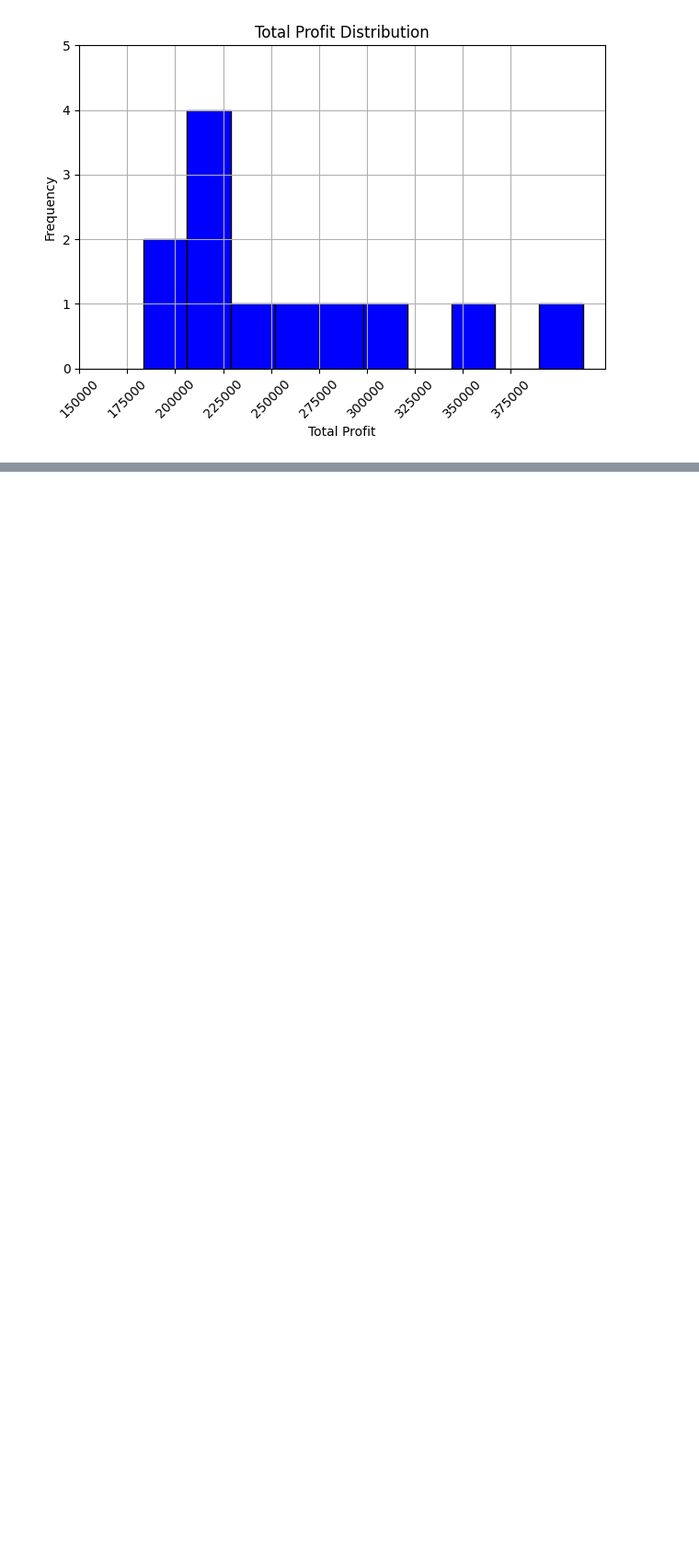
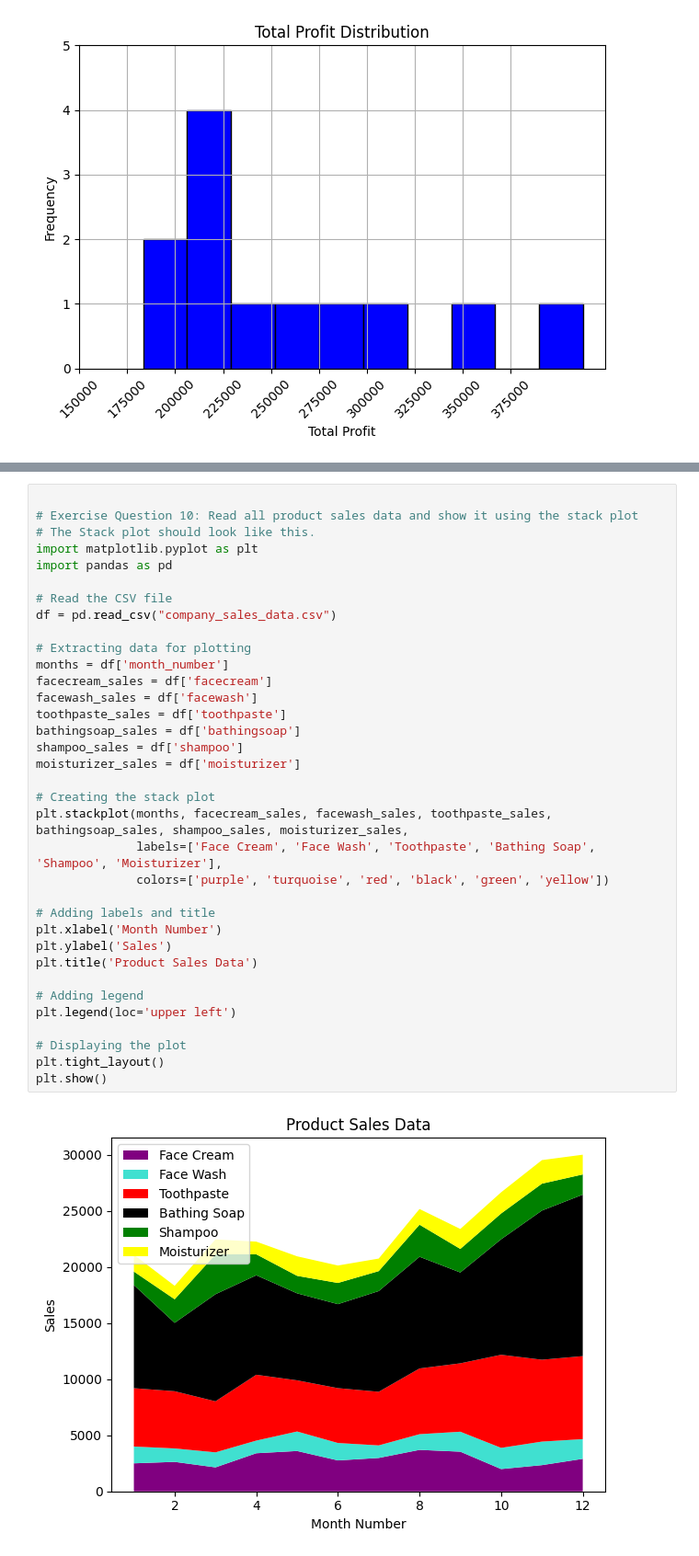
Before and after one commit to Hackerdude374/CS245-Lab-Assignments, a Jupyter notebook: lab6.ipynb, the cells around one changed output, grey strips where cells are left out. Shown at 92% size. Saved outputs shown, nothing was run; the diff lists cells and outputs as text; blank space fills up the shorter version.

```diff
--- a/lab6.ipynb
+++ b/lab6.ipynb
@@ -282,0 +337,37 @@ plt.show()
+# %%
+
+# Exercise Question 10: Read all product sales data and show it using the stack plot
+# The Stack plot should look like this.
+import matplotlib.pyplot as plt
+import pandas as pd
+
+# Read the CSV file
+df = pd.read_csv("company_sales_data.csv")
+
+# Extracting data for plotting
+months = df['month_number']
+facecream_sales = df['facecream']
+facewash_sales = df['facewash']
+toothpaste_sales = df['toothpaste']
+bathingsoap_sales = df['bathingsoap']
+shampoo_sales = df['shampoo']
+moisturizer_sales = df['moisturizer']
+
+# Creating the stack plot
+plt.stackplot(months, facecream_sales, facewash_sales, toothpaste_sales, bathingsoap_sales, shampoo_sales, moisturizer_sales,
+              labels=['Face Cream', 'Face Wash', 'Toothpaste', 'Bathing Soap', 'Shampoo', 'Moisturizer'],
+              colors=['purple', 'turquoise', 'red', 'black', 'green', 'yellow'])
+
+# Adding labels and title
+plt.xlabel('Month Number')
+plt.ylabel('Sales')
+plt.title('Product Sales Data')
+
+# Adding legend
+plt.legend(loc='upper left')
+
+# Displaying the plot
+plt.tight_layout()
+plt.show()
+# %% [output]
+[figure, added]
```
Also changed, not shown: parts of 4 cells of this notebook.
